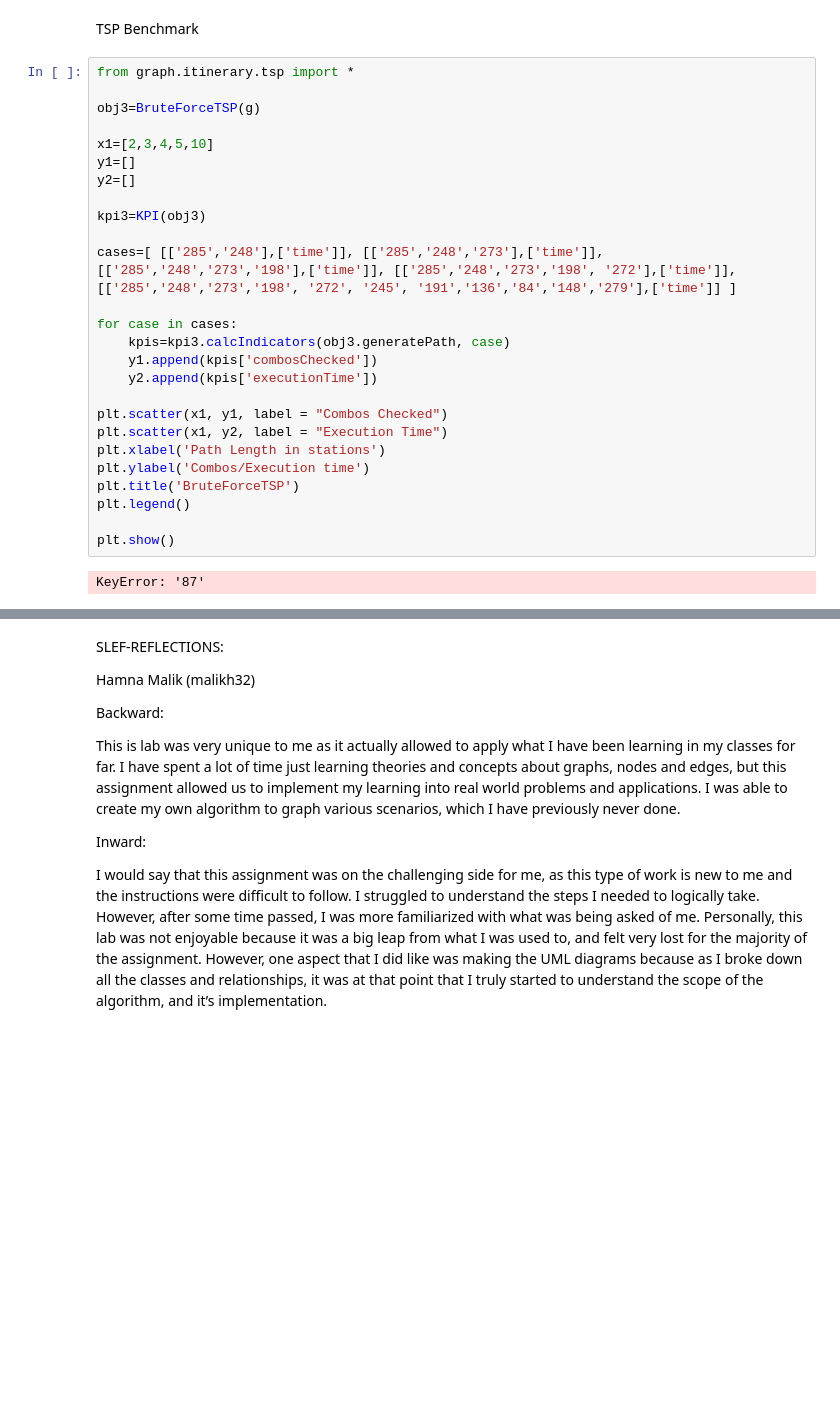
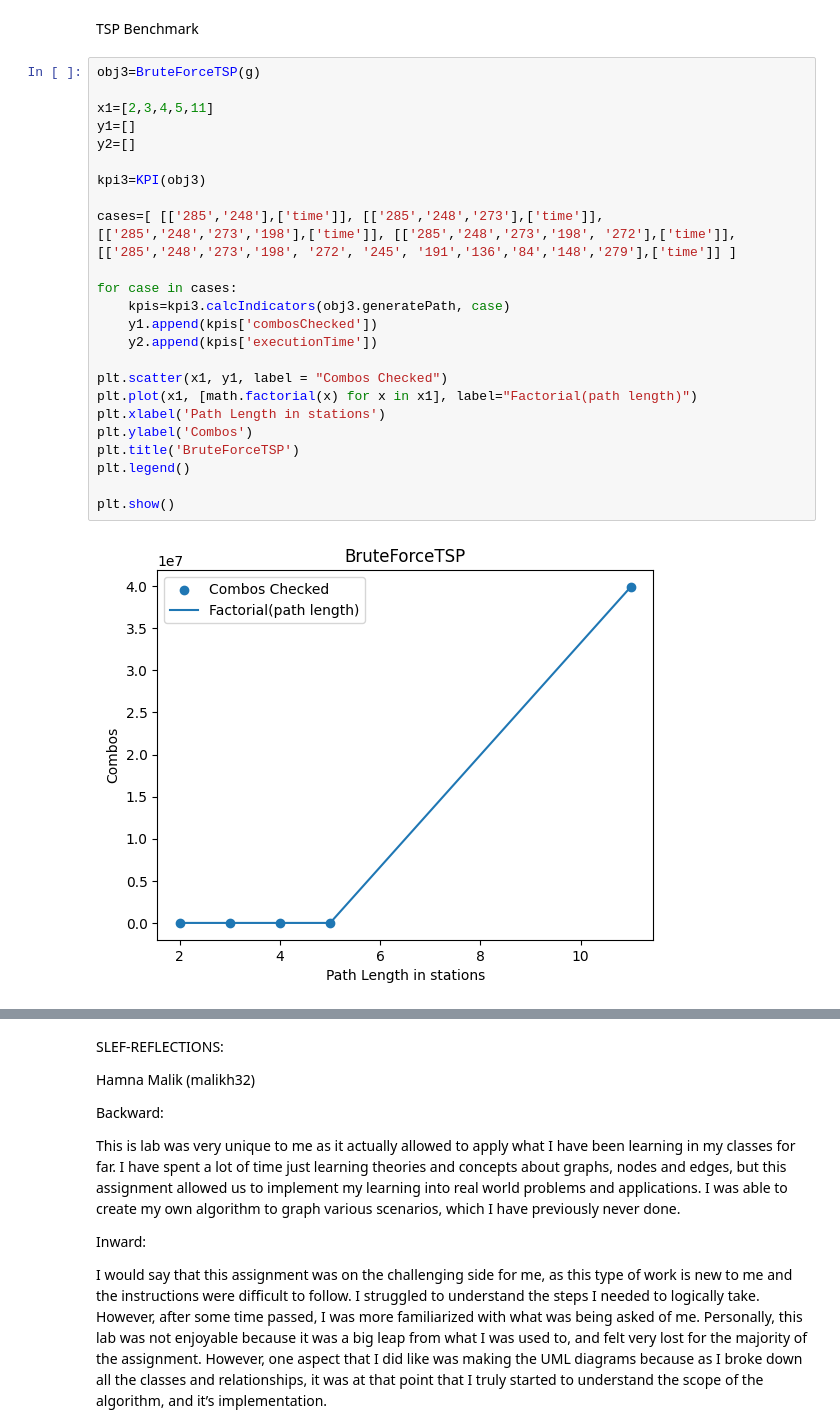
Before and after one commit to N4T10N01/Graph_Project, a Jupyter notebook: graph_lab.ipynb, the cells around one changed output, grey strips where cells are left out. Cells and saved outputs as stored; diff of their text form; blank space fills up the shorter version.

```diff
--- a/graph_lab.ipynb
+++ b/graph_lab.ipynb
@@ -249,30 +369,28 @@ Week 2
 # %% [markdown]
 TSP Benchmark
 # %%
-from graph.itinerary.tsp import *
-
 obj3=BruteForceTSP(g)
 
-x1=[2,3,4,5,10]
+x1=[2,3,4,5,11]
 y1=[]
 y2=[]
 
 kpi3=KPI(obj3)
 
 cases=[ [['285','248'],['time']], [['285','248','273'],['time']], [['285','248','273','198'],['time']], [['285','248','273','198', '272'],['time']], [['285','248','273','198', '272', '245', '191','136','84','148','279'],['time']] ]
 
 for case in cases:
     kpis=kpi3.calcIndicators(obj3.generatePath, case)
     y1.append(kpis['combosChecked'])
     y2.append(kpis['executionTime'])
 
 plt.scatter(x1, y1, label = "Combos Checked")
-plt.scatter(x1, y2, label = "Execution Time")
+plt.plot(x1, [math.factorial(x) for x in x1], label="Factorial(path length)")
 plt.xlabel('Path Length in stations')
-plt.ylabel('Combos/Execution time')
+plt.ylabel('Combos')
 plt.title('BruteForceTSP')
 plt.legend()
 
 plt.show()
 # %% [output]
-KeyError: '87'
+[figure, added]
```
Also changed, not shown: parts of 23 cells of this notebook, 8 other files.
